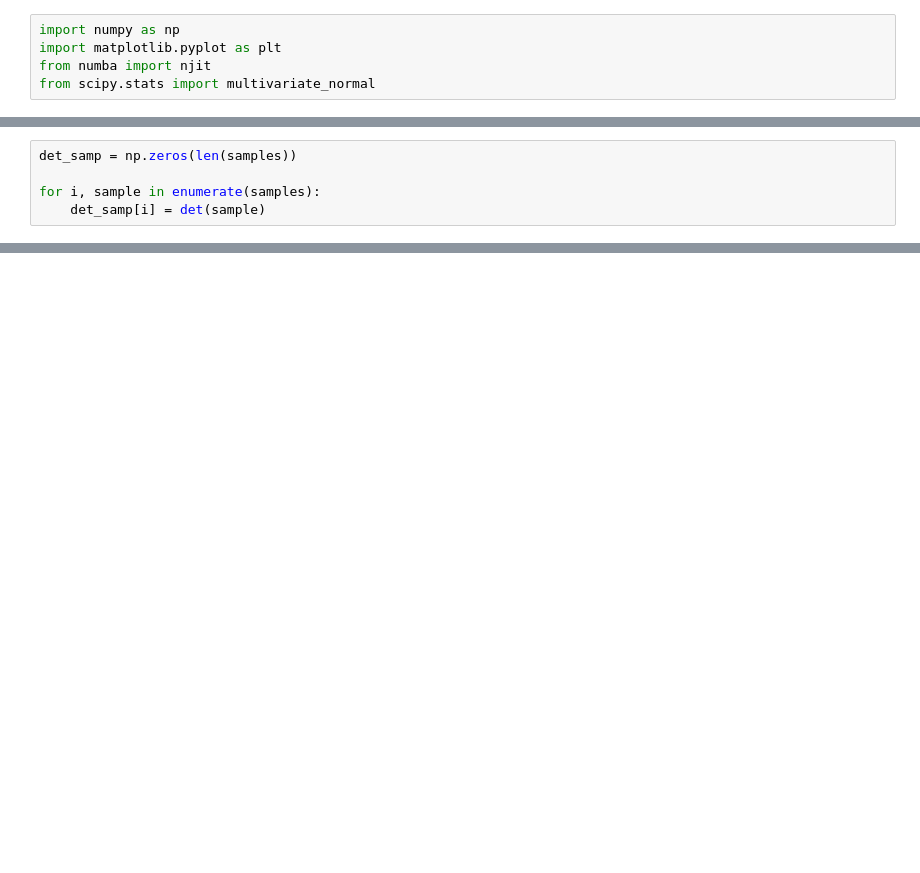
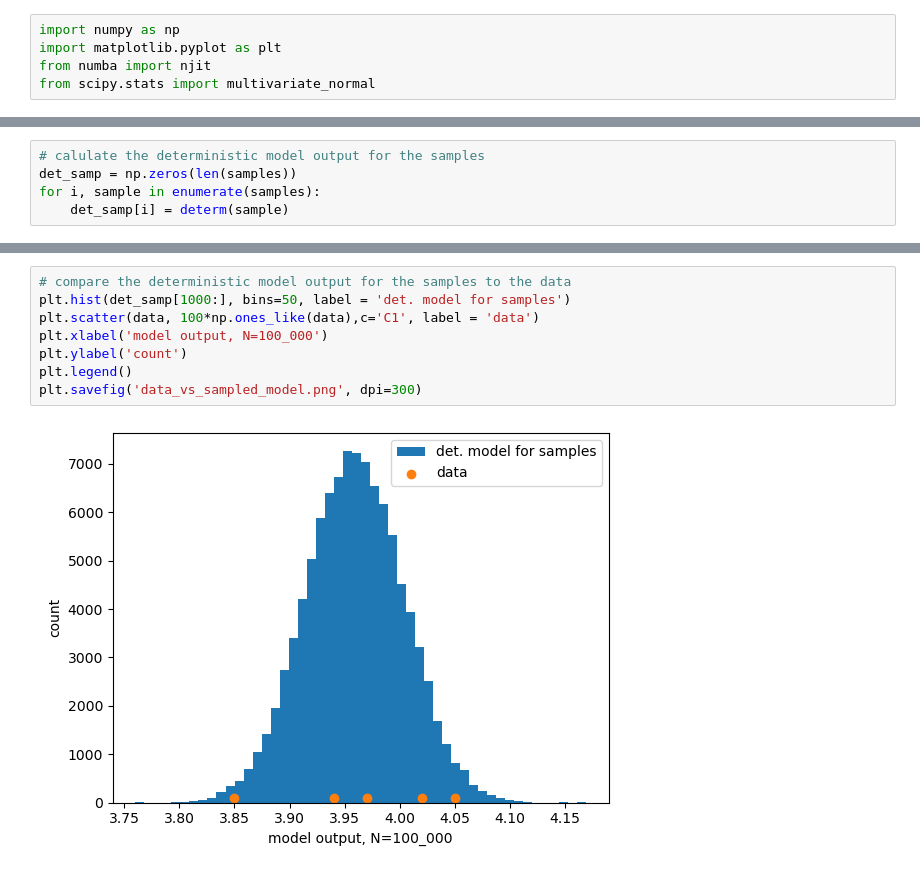
Before and after one commit to NiklasSchaaf/UQ_2023, a Jupyter notebook: homework_9/hw9_nik.ipynb, the cells around one changed output, grey strips where cells are left out. Drawn from its saved outputs; the diff is of its cells as text; blank space fills up the shorter version.

```diff
--- a/homework_9/hw9_nik.ipynb
+++ b/homework_9/hw9_nik.ipynb
@@ -91,5 +198,5 @@ plt.plot(samples[:,0],samples[:,1], c='C1')
 # %%
+# calulate the deterministic model output for the samples
 det_samp = np.zeros(len(samples))
-
 for i, sample in enumerate(samples):
-    det_samp[i] = det(sample)
+    det_samp[i] = determ(sample)
@@ -101,0 +203,10 @@ plt.scatter(data, 100*np.ones_like(data),c='C1')
+# %%
+# compare the deterministic model output for the samples to the data
+plt.hist(det_samp[1000:], bins=50, label = 'det. model for samples')
+plt.scatter(data, 100*np.ones_like(data),c='C1', label = 'data')
+plt.xlabel('model output, N=100_000')
+plt.ylabel('count')
+plt.legend()
+plt.savefig('data_vs_sampled_model.png', dpi=300)
+# %% [output]
+[figure, added]
```
Also changed, not shown: parts of 12 cells of this notebook, 5 other files.
